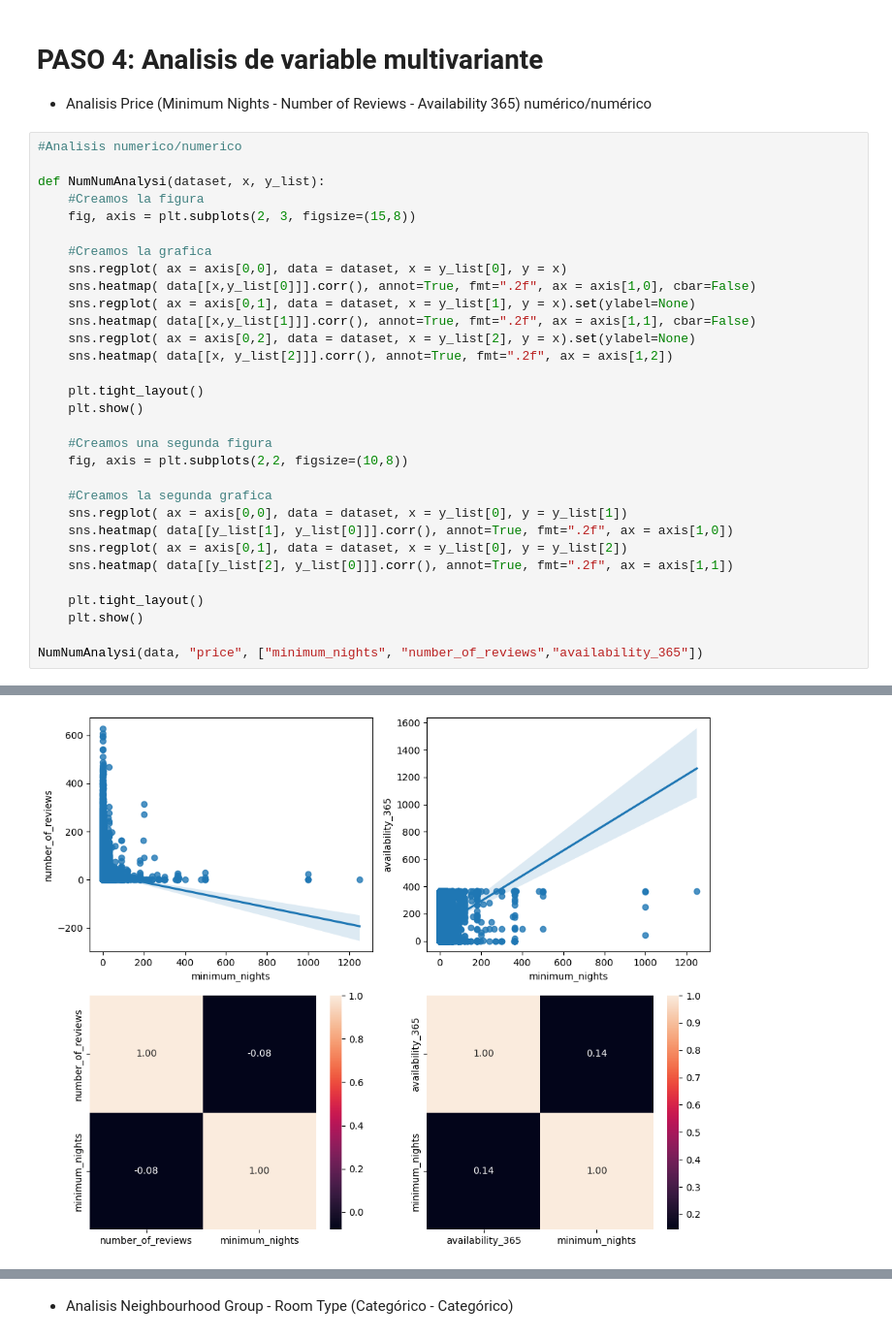
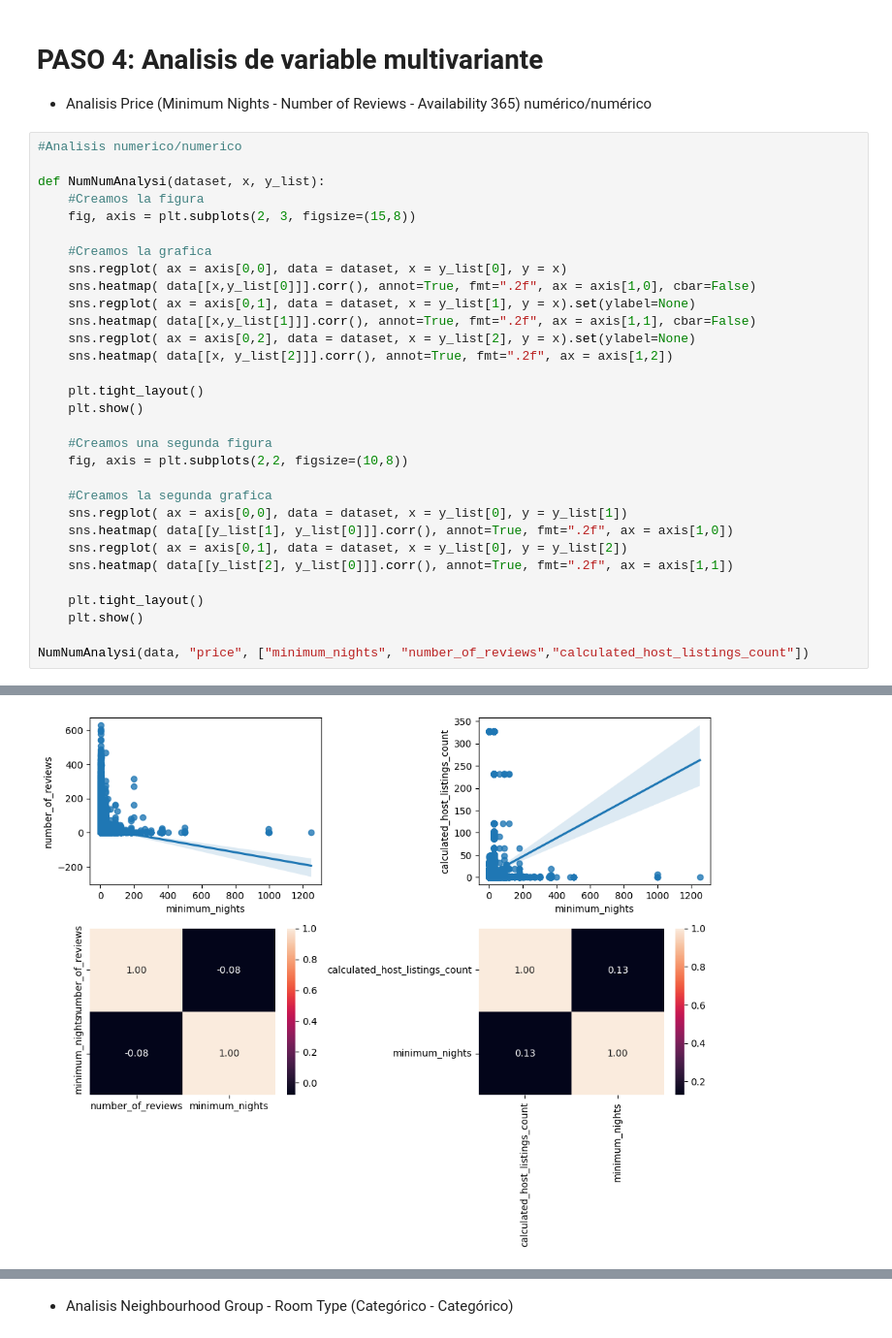
Before and after one commit to Fj-martinez33/AirBnB-NewYork, a Jupyter notebook: src/explore.ipynb, the cells around one changed output, grey strips where cells are left out. Shown at 97% size. Saved outputs shown, nothing was run; the diff lists cells and outputs as text.

```diff
--- a/src/explore.ipynb
+++ b/src/explore.ipynb
@@ -283,5 +321,5 @@ def NumNumAnalysi(dataset, x, y_list):
     plt.tight_layout()
     plt.show()
 
-NumNumAnalysi(data, "price", ["minimum_nights", "number_of_reviews","availability_365"])
+NumNumAnalysi(data, "price", ["minimum_nights", "number_of_reviews","calculated_host_listings_count"])
 # %% [output]
@@ -289,4 +327,4 @@ NumNumAnalysi(data, "price", ["minimum_nights", "number_of_reviews","availabilit
-[figure, old version]
+[figure, new version]
 # %% [markdown]
 -Conclusion:
 
```
Also changed, not shown: parts of 16 cells of this notebook.
